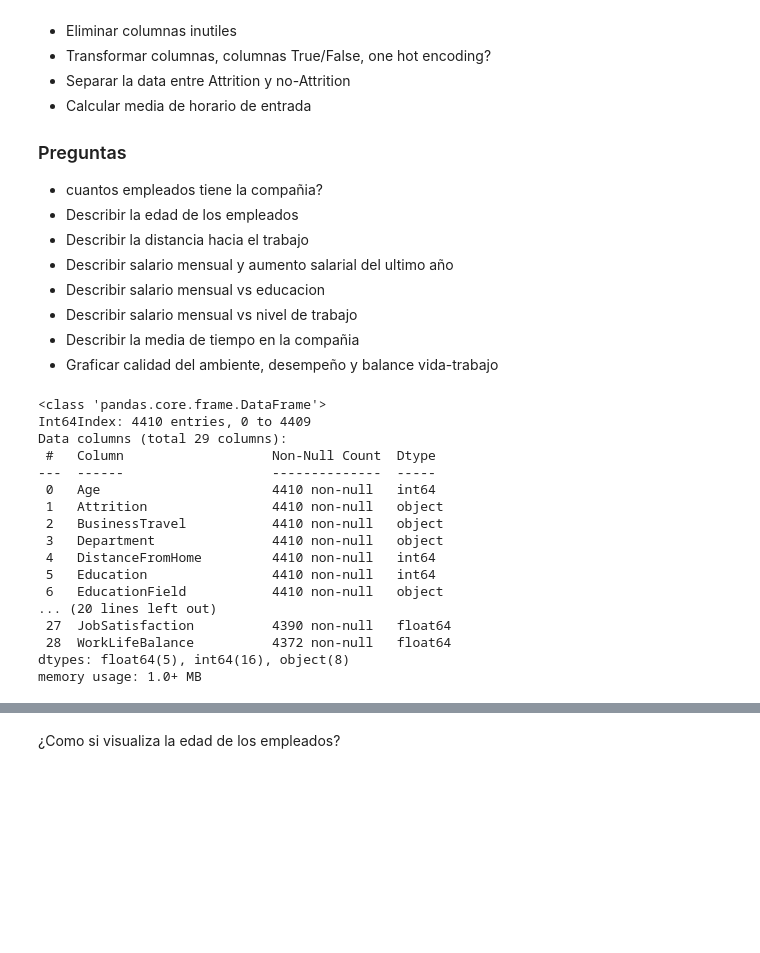
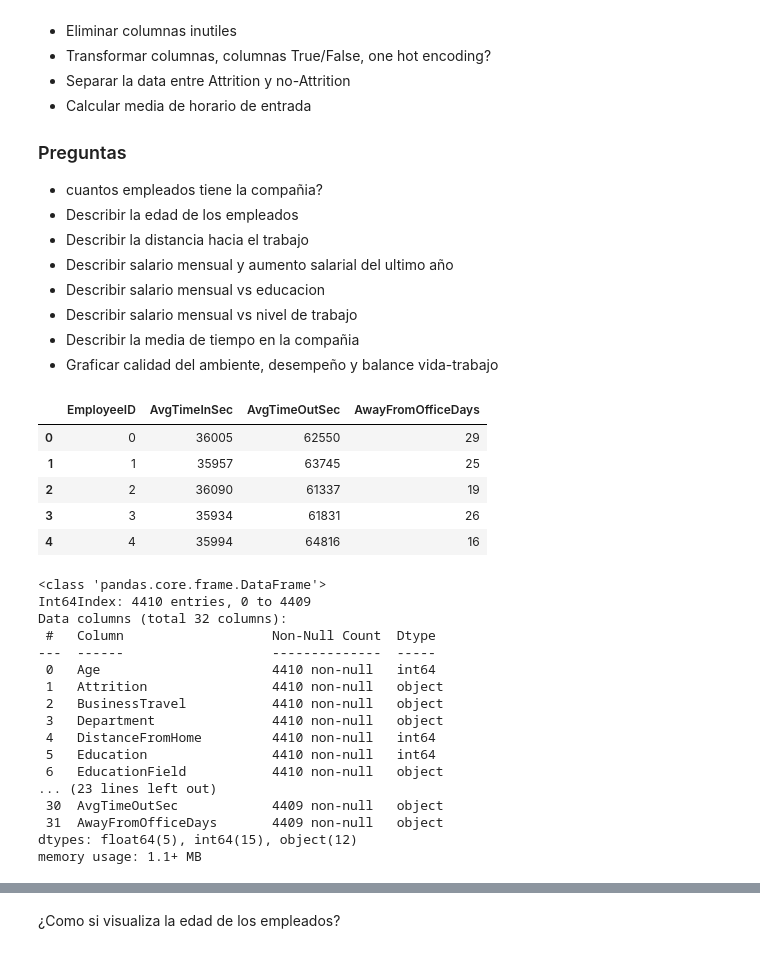
Before and after one commit to luisfangulop/hr-attrition, a Jupyter notebook: EDA.ipynb, the cells around one changed output, grey strips where cells are left out. Saved outputs shown, nothing was run; the diff lists cells and outputs as text; code cells hidden in the pictures; blank space fills up the shorter version.

```diff
--- a/EDA.ipynb
+++ b/EDA.ipynb
@@ -37,25 +36,3 @@ survey_df = pd.merge(manager_survey_df, employee_survey_df, how='left', on = 'Em
 g_df = pd.merge(general_df,survey_df,how='left',on='EmployeeID')
 del survey_df
 del general_df
-# %%
-pd.set_option('display.max_rows', None)
-g_df.info()
-pd.reset_option('display.max_rows')
-# %% [output]
-<class 'pandas.core.frame.DataFrame'>
-Int64Index: 4410 entries, 0 to 4409
-Data columns (total 29 columns):
- #   Column                   Non-Null Count  Dtype
----  ------                   --------------  -----
- 0   Age                      4410 non-null   int64
- 1   Attrition                4410 non-null   object
- 2   BusinessTravel           4410 non-null   object
- 3   Department               4410 non-null   object
- 4   DistanceFromHome         4410 non-null   int64
- 5   Education                4410 non-null   int64
- 6   EducationField           4410 non-null   object
-... (20 lines left out)
- 27  JobSatisfaction          4390 non-null   float64
- 28  WorkLifeBalance          4372 non-null   float64
-dtypes: float64(5), int64(16), object(8)
-memory usage: 1.0+ MB
@@ -61,0 +66,9 @@ memory usage: 1.0+ MB
+# %%
+schedule_df.head()
+# %% [output]
+|  | EmployeeID | AvgTimeInSec | AvgTimeOutSec | AwayFromOfficeDays |
+| 0 | 0 | 36005 | 62550 | 29 |
+| 1 | 1 | 35957 | 63745 | 25 |
+| 2 | 2 | 36090 | 61337 | 19 |
+| 3 | 3 | 35934 | 61831 | 26 |
+| 4 | 4 | 35994 | 64816 | 16 |
@@ -62,3 +77,23 @@ memory usage: 1.0+ MB
+# %%
+g_df.info()
+# %% [output]
+<class 'pandas.core.frame.DataFrame'>
+Int64Index: 4410 entries, 0 to 4409
+Data columns (total 32 columns):
+ #   Column                   Non-Null Count  Dtype
+---  ------                   --------------  -----
+ 0   Age                      4410 non-null   int64
+ 1   Attrition                4410 non-null   object
+ 2   BusinessTravel           4410 non-null   object
+ 3   Department               4410 non-null   object
+ 4   DistanceFromHome         4410 non-null   int64
+ 5   Education                4410 non-null   int64
+ 6   EducationField           4410 non-null   object
+... (23 lines left out)
+ 30  AvgTimeOutSec            4409 non-null   object
+ 31  AwayFromOfficeDays       4409 non-null   object
+dtypes: float64(5), int64(15), object(12)
+memory usage: 1.1+ MB
 # %%
 g_df.describe()
 # %% [output]
```
Also changed, not shown: parts of 10 cells of this notebook.
